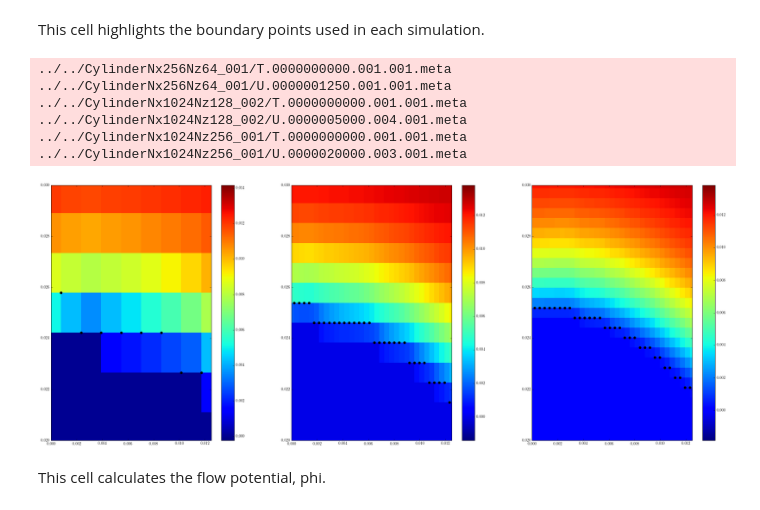
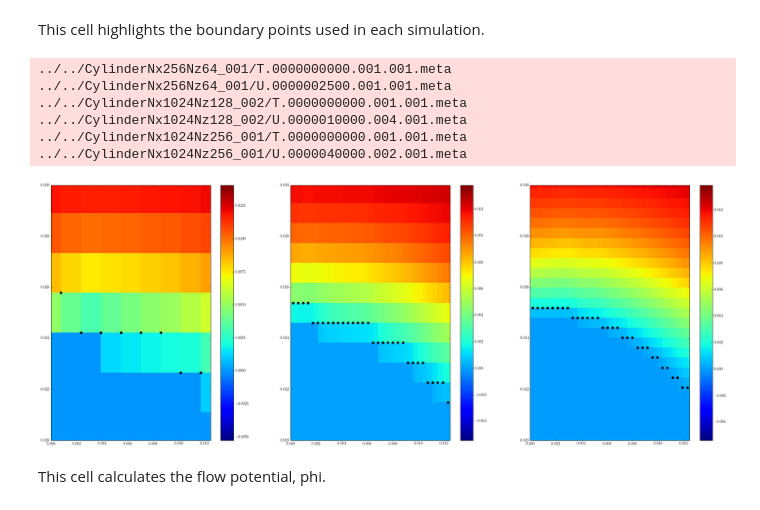
Before and after one commit to UBC-MOAD/flow_separation, a Jupyter notebook: notebooks_2D_runs/cylinder_resolution_compare.ipynb, the cells around one changed output. Saved outputs shown, nothing was run; the diff lists cells and outputs as text; code cells hidden in the pictures.

```diff
--- a/notebooks_2D_runs/cylinder_resolution_compare.ipynb
+++ b/notebooks_2D_runs/cylinder_resolution_compare.ipynb
@@ -204,31 +204,31 @@ This cell highlights the boundary points used in each simulation.
 # %%
 pylab.rcParams['figure.figsize'] = (32,12)
 
 for sel in range(0,Ncomps):
 
     T = np.squeeze(rdmds(dirs[sel]+'/T',0))
     bd_pts = cu.find_bdy(X[sel],Z[sel],R0[sel],T)
 
-    U = np.squeeze(rdmds(dirs[sel]+'/U',5*del_out[sel]))
+    U = np.squeeze(rdmds(dirs[sel]+'/U',10*del_out[sel]))
 
     plt.subplot(1,Ncomps,sel+1)
     plt.pcolor(X[sel],Z[sel],U)
     plt.colorbar()
     for jj in bd_pts:
         plt.plot(X[sel][jj[1]],Z[sel][jj[0]],'ok')
 
     plt.xlim((0,0.0125))
     plt.ylim((0.02,0.03))
 
 plt.show()
 # %% [output]
 ../../CylinderNx256Nz64_001/T.0000000000.001.001.meta
-../../CylinderNx256Nz64_001/U.0000001250.001.001.meta
+../../CylinderNx256Nz64_001/U.0000002500.001.001.meta
 ../../CylinderNx1024Nz128_002/T.0000000000.001.001.meta
-../../CylinderNx1024Nz128_002/U.0000005000.004.001.meta
+../../CylinderNx1024Nz128_002/U.0000010000.004.001.meta
 ../../CylinderNx1024Nz256_001/T.0000000000.001.001.meta
-../../CylinderNx1024Nz256_001/U.0000020000.003.001.meta
+../../CylinderNx1024Nz256_001/U.0000040000.002.001.meta
-[figure, old version]
+[figure, new version]
 # %% [markdown]
 This cell calculates the flow potential, phi.
 # %%
```
Also changed, not shown: 1 other file.
